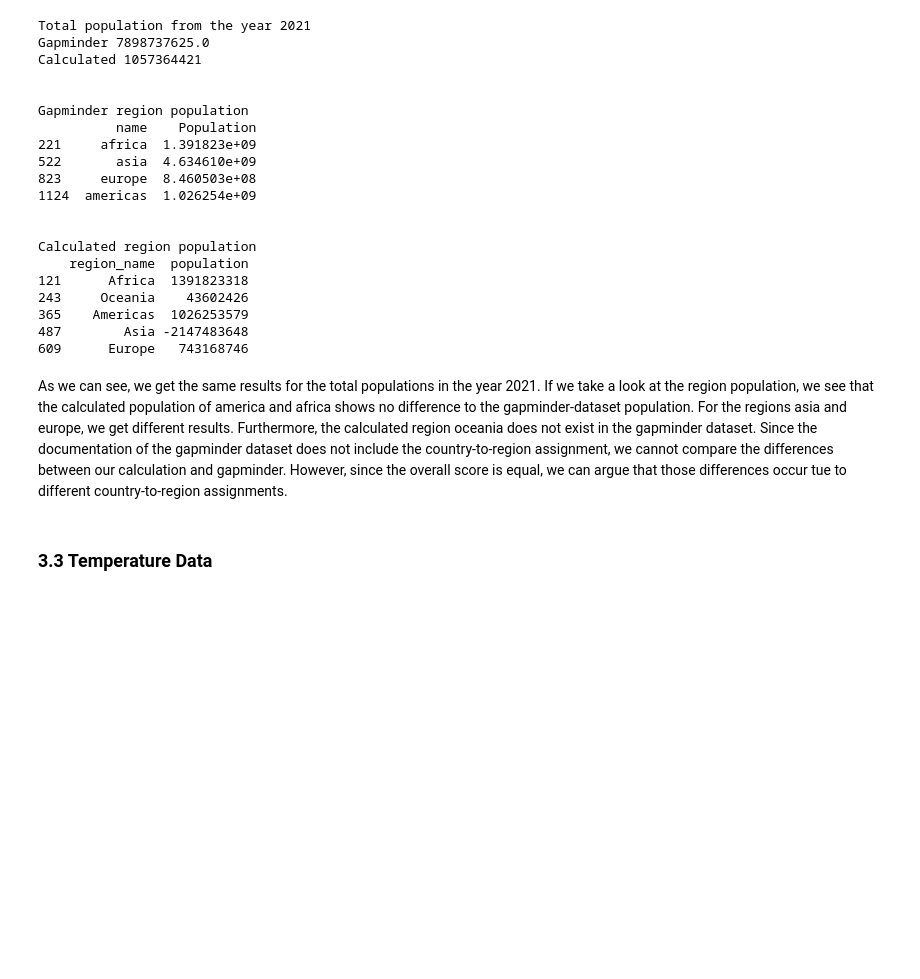
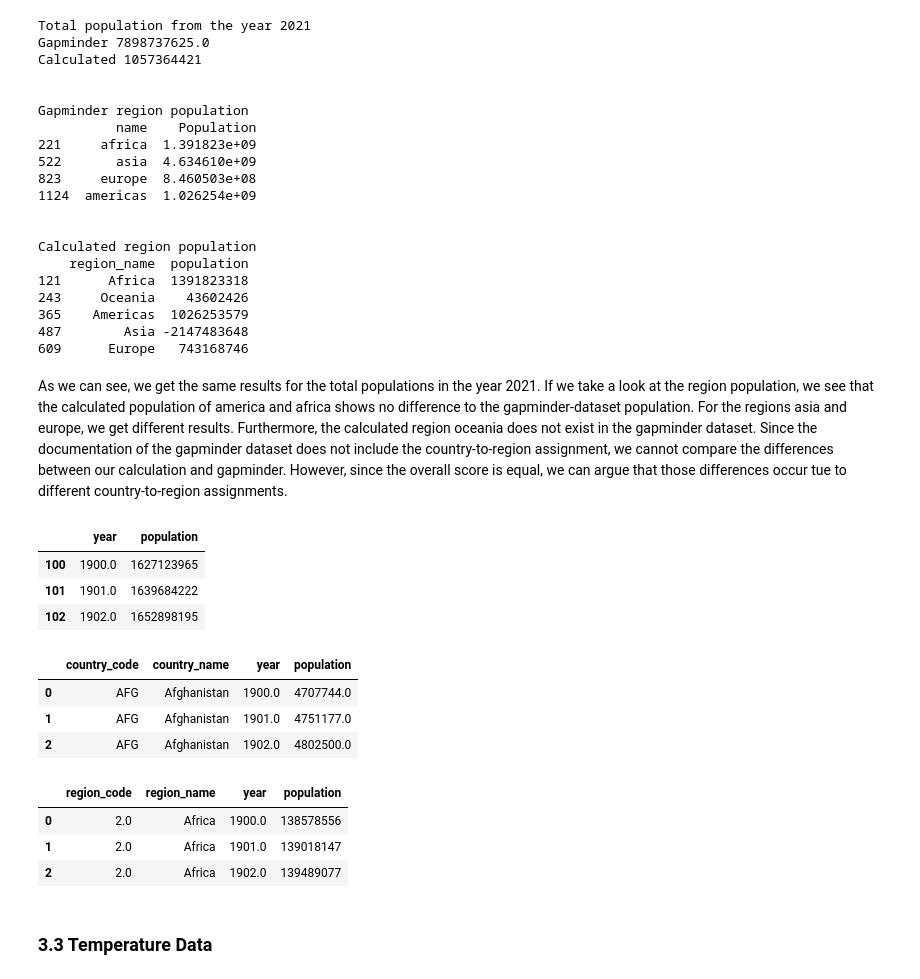
Before and after one commit to lukiwieser/natural-disasters-and-climate-change, a Jupyter notebook: main.ipynb, the cells around one changed output. Cells and saved outputs as stored; diff of their text form; code cells hidden in the pictures; blank space fills up the shorter version.

```diff
--- a/main.ipynb
+++ b/main.ipynb
@@ -871,2 +862,23 @@ import seaborn as sns
+# %%
+pop_global_df.head(3)
+# %% [output]
+|  | year | population |
+| 100 | 1900.0 | 1627123965 |
+| 101 | 1901.0 | 1639684222 |
+| 102 | 1902.0 | 1652898195 |
+# %%
+pop_country_df.head(3)
+# %% [output]
+|  | country_code | country_name | year | population |
+| 0 | AFG | Afghanistan | 1900.0 | 4707744.0 |
+| 1 | AFG | Afghanistan | 1901.0 | 4751177.0 |
+| 2 | AFG | Afghanistan | 1902.0 | 4802500.0 |
+# %%
+pop_regions_df.head(3)
+# %% [output]
+|  | region_code | region_name | year | population |
+| 0 | 2.0 | Africa | 1900.0 | 138578556 |
+| 1 | 2.0 | Africa | 1901.0 | 139018147 |
+| 2 | 2.0 | Africa | 1902.0 | 139489077 |
 # %% [markdown]
 ### 3.3 Temperature Data
```
Also changed, not shown: parts of 37 cells of this notebook.
